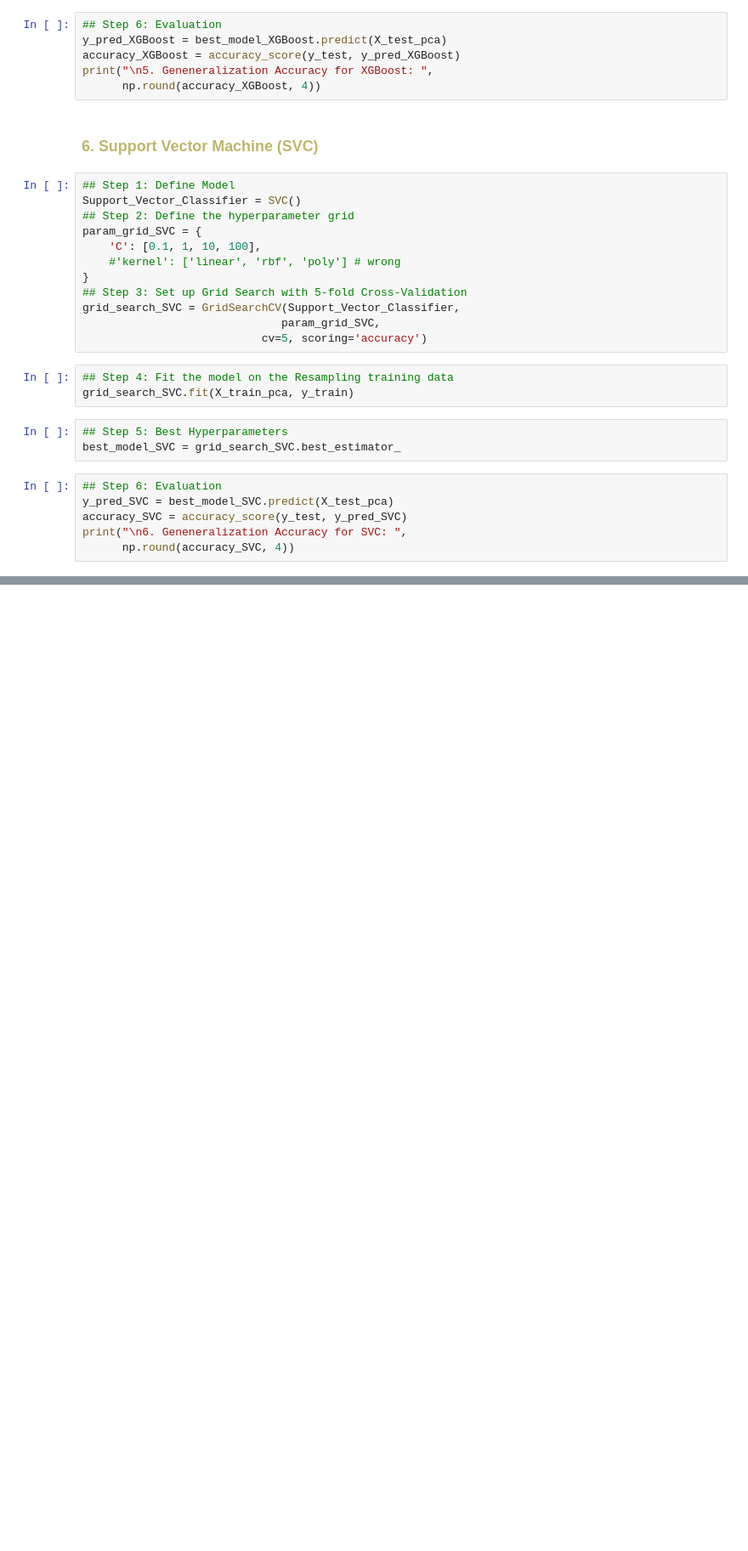
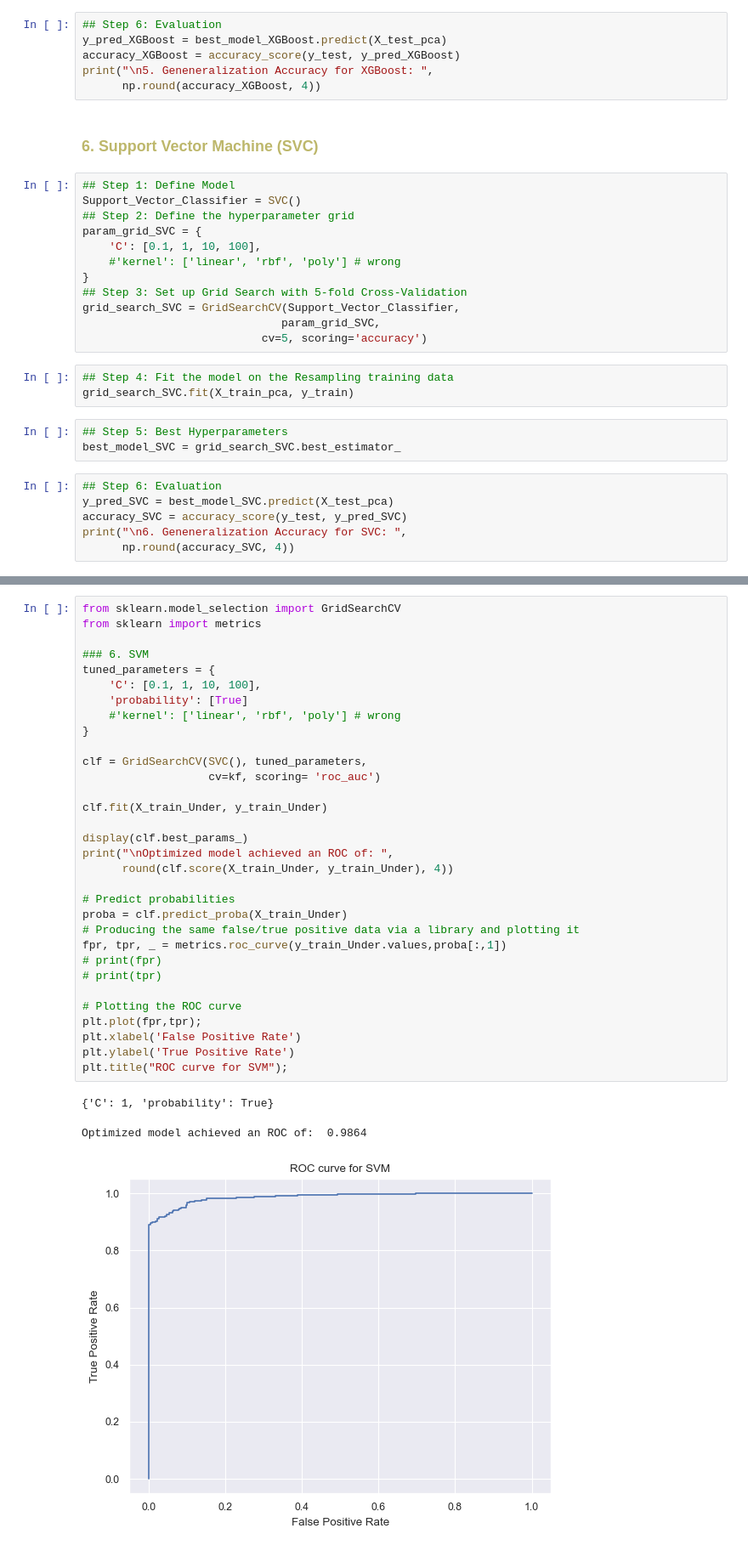
Before and after one commit to yvonnevydao/Credit_Fraud_Detection, a Jupyter notebook: credit_fraud_detection.ipynb, the cells around one changed output, grey strips where cells are left out. Shown at 85% size. Cells and saved outputs as stored; diff of their text form; blank space fills up the shorter version.

Commit message:
Find the optimized parameters, AUC score, and ROC curve of SVM

```diff
--- a/credit_fraud_detection.ipynb
+++ b/credit_fraud_detection.ipynb
@@ -1226,0 +1236,36 @@ We will move ahead and fine tune them.
+# %%
+from sklearn.model_selection import GridSearchCV
+from sklearn import metrics
+
+### 6. SVM
+tuned_parameters = {
+    'C': [0.1, 1, 10, 100],
+    'probability': [True]
+    #'kernel': ['linear', 'rbf', 'poly'] # wrong
+}
+
+clf = GridSearchCV(SVC(), tuned_parameters,
+                   cv=kf, scoring= 'roc_auc')
+
+clf.fit(X_train_Under, y_train_Under)
+
+display(clf.best_params_)
+print("\nOptimized model achieved an ROC of: ",
+      round(clf.score(X_train_Under, y_train_Under), 4))
+
+# Predict probabilities
+proba = clf.predict_proba(X_train_Under)
+# Producing the same false/true positive data via a library and plotting it
+fpr, tpr, _ = metrics.roc_curve(y_train_Under.values,proba[:,1])
+# print(fpr)
+# print(tpr)
+
+# Plotting the ROC curve
+plt.plot(fpr,tpr);
+plt.xlabel('False Positive Rate')
+plt.ylabel('True Positive Rate')
+plt.title("ROC curve for SVM");
+# %% [output]
+{'C': 1, 'probability': True}
+Optimized model achieved an ROC of:  0.9864
+[figure, added]
```
Also changed, not shown: parts of 52 cells of this notebook.
